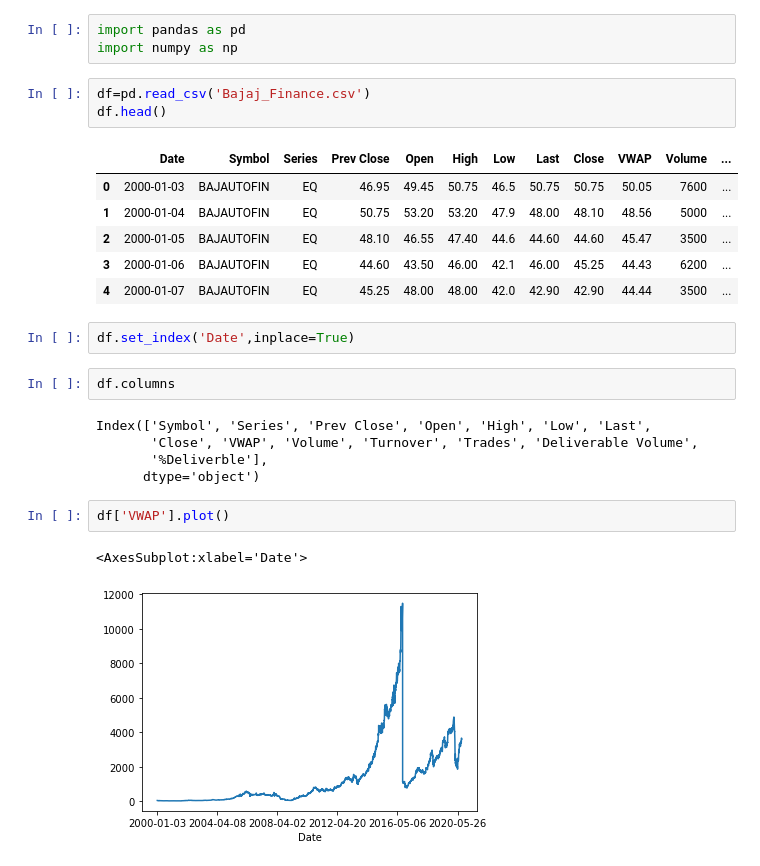
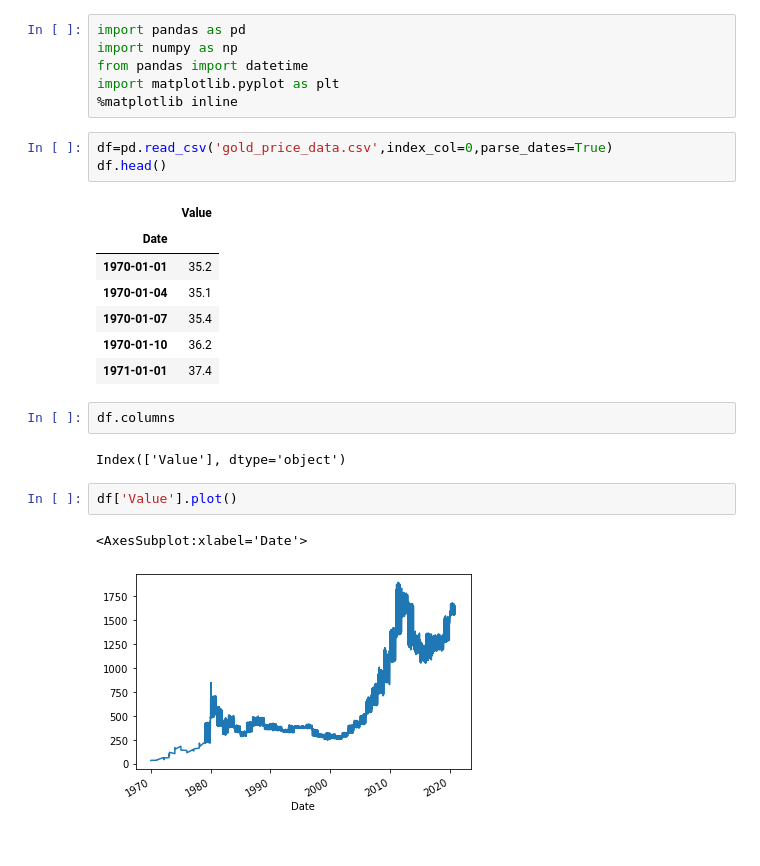
Before and after one commit to sabesan1998/ML_Assignment2_IT19129822_IT19058788_IT19056630, a Jupyter notebook: TimeSeries.ipynb, the cells around one changed output. Drawn from its saved outputs; the diff is of its cells as text.

Commit message:
Update TimeSeries.ipynb
check stationary data

```diff
--- a/TimeSeries.ipynb
+++ b/TimeSeries.ipynb
@@ -1,30 +1,29 @@
 # %%
 import pandas as pd
 import numpy as np
+from pandas import datetime
+import matplotlib.pyplot as plt
+%matplotlib inline
 # %%
-df=pd.read_csv('Bajaj_Finance.csv')
+df=pd.read_csv('gold_price_data.csv',index_col=0,parse_dates=True)
 df.head()
 # %% [output]
-|  | Date | Symbol | Series | Prev Close | Open | High | Low | Last | Close | VWAP | Volume | ... |
-| 0 | 2000-01-03 | BAJAUTOFIN | EQ | 46.95 | 49.45 | 50.75 | 46.5 | 50.75 | 50.75 | 50.05 | 7600 | ... |
-| 1 | 2000-01-04 | BAJAUTOFIN | EQ | 50.75 | 53.20 | 53.20 | 47.9 | 48.00 | 48.10 | 48.56 | 5000 | ... |
-| 2 | 2000-01-05 | BAJAUTOFIN | EQ | 48.10 | 46.55 | 47.40 | 44.6 | 44.60 | 44.60 | 45.47 | 3500 | ... |
-| 3 | 2000-01-06 | BAJAUTOFIN | EQ | 44.60 | 43.50 | 46.00 | 42.1 | 46.00 | 45.25 | 44.43 | 6200 | ... |
-| 4 | 2000-01-07 | BAJAUTOFIN | EQ | 45.25 | 48.00 | 48.00 | 42.0 | 42.90 | 42.90 | 44.44 | 3500 | ... |
+|  | Value |
+| Date |  |
+| 1970-01-01 | 35.2 |
+| 1970-01-04 | 35.1 |
+| 1970-01-07 | 35.4 |
+| 1970-01-10 | 36.2 |
+| 1971-01-01 | 37.4 |
-# %%
-df.set_index('Date',inplace=True)
 # %%
 df.columns
 # %% [output]
-Index(['Symbol', 'Series', 'Prev Close', 'Open', 'High', 'Low', 'Last',
-       'Close', 'VWAP', 'Volume', 'Turnover', 'Trades', 'Deliverable Volume',
-       '%Deliverble'],
-      dtype='object')
+Index(['Value'], dtype='object')
 # %%
-df['VWAP'].plot()
+df['Value'].plot()
 # %% [output]
 <AxesSubplot:xlabel='Date'>
-[figure, old version]
+[figure, new version]
 # %%
 df.isna().sum()
 # %% [output]
```
Also changed, not shown: parts of 22 cells of this notebook.
